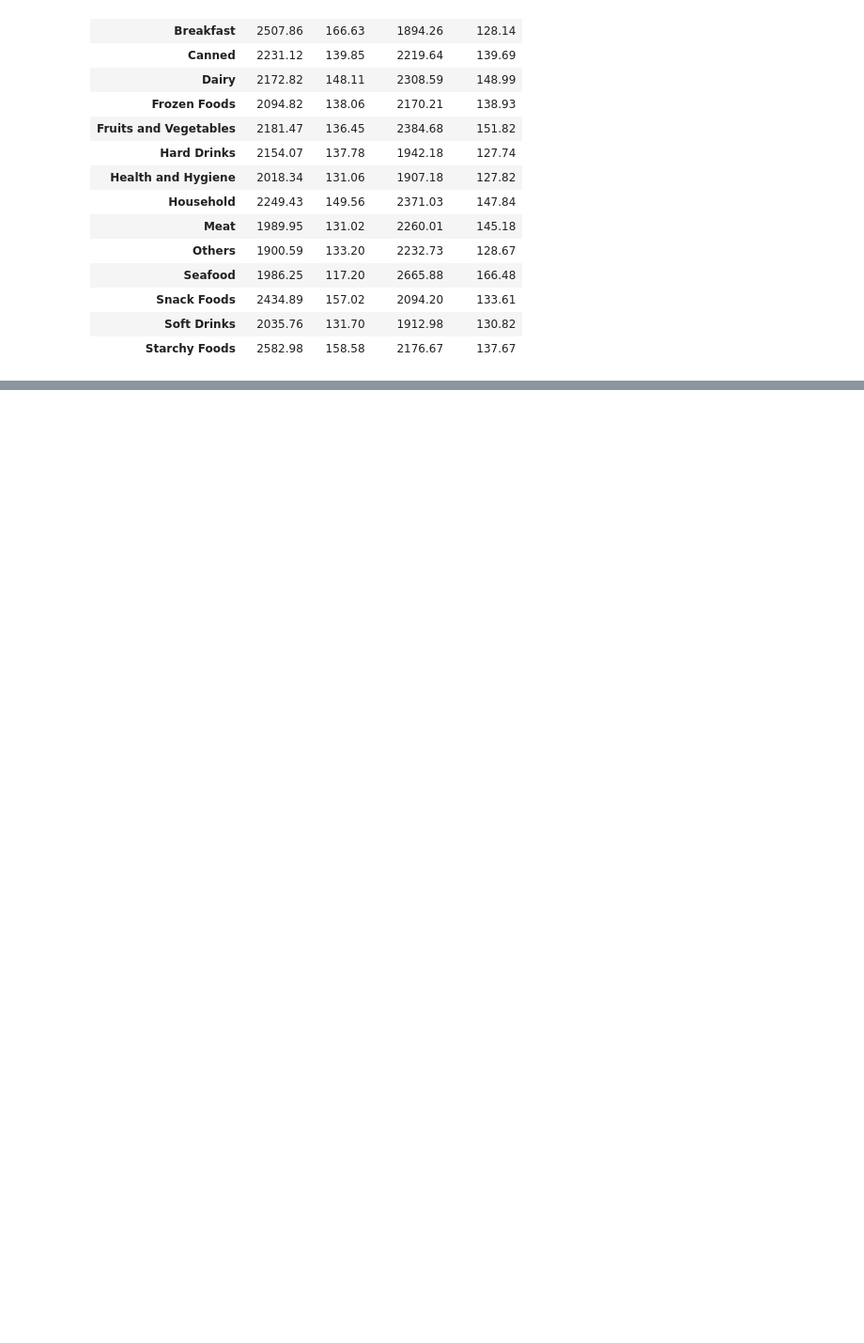
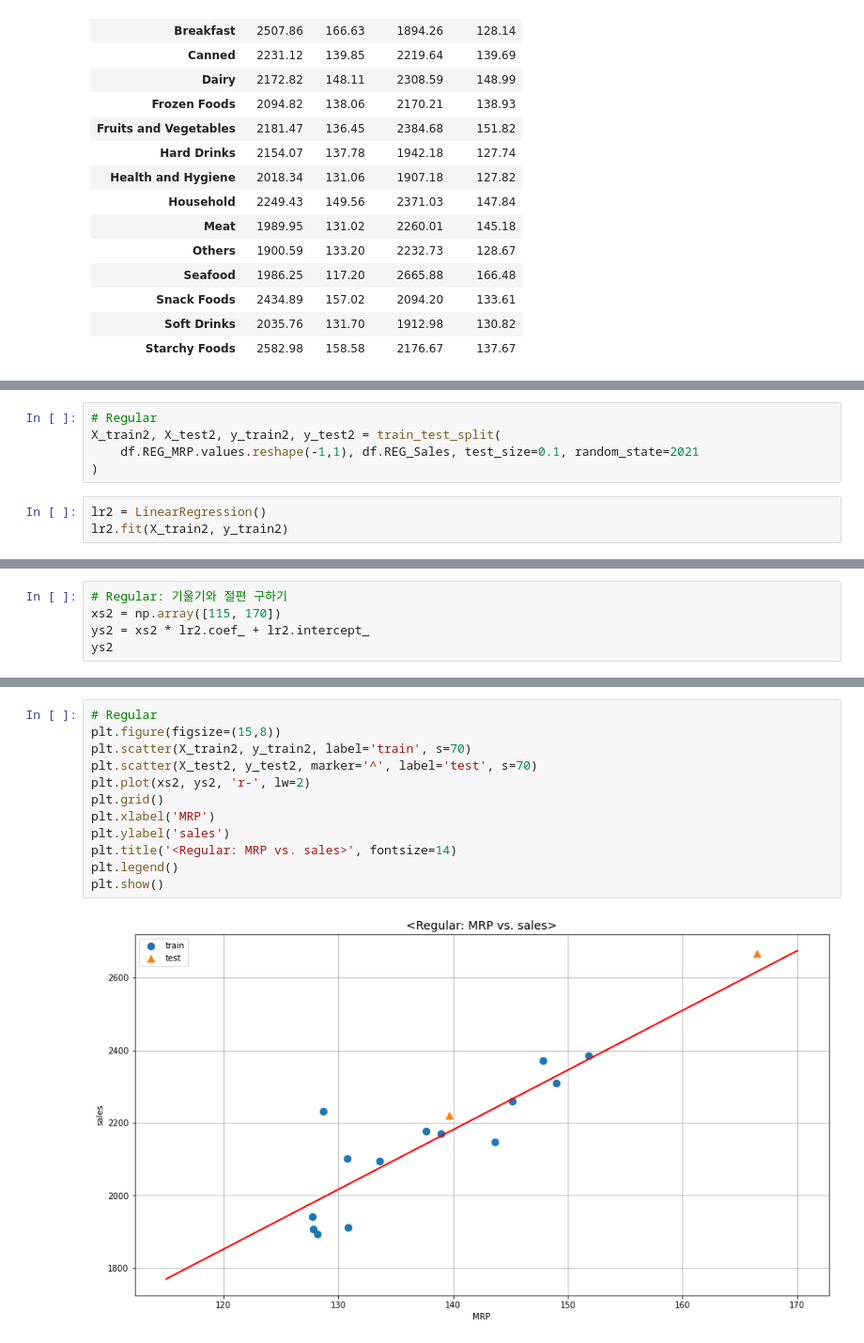
Before and after one commit to youngai1112/MachineLearning, a Jupyter notebook: 04.회귀/1231.빅마트_회귀분석.ipynb, the cells around one changed output, grey strips where cells are left out. Shown at 94% size. Saved outputs shown, nothing was run; the diff lists cells and outputs as text; blank space fills up the shorter version.

```diff
--- a/04.회귀/1231.빅마트_회귀분석.ipynb
+++ b/04.회귀/1231.빅마트_회귀분석.ipynb
@@ -243,0 +267,8 @@ lr.score(df.REG_MRP.values.reshape(-1,1), df.REG_Sales)
+# %%
+# Regular
+X_train2, X_test2, y_train2, y_test2 = train_test_split(
+    df.REG_MRP.values.reshape(-1,1), df.REG_Sales, test_size=0.1, random_state=2021
+)
+# %%
+lr2 = LinearRegression()
+lr2.fit(X_train2, y_train2)
@@ -243,0 +302,5 @@ lr.score(df.REG_MRP.values.reshape(-1,1), df.REG_Sales)
+# %%
+# Regular: 기울기와 절편 구하기
+xs2 = np.array([115, 170])
+ys2 = xs2 * lr2.coef_ + lr2.intercept_
+ys2
@@ -243,0 +323,14 @@ lr.score(df.REG_MRP.values.reshape(-1,1), df.REG_Sales)
+# %%
+# Regular
+plt.figure(figsize=(15,8))
+plt.scatter(X_train2, y_train2, label='train', s=70)
+plt.scatter(X_test2, y_test2, marker='^', label='test', s=70)
+plt.plot(xs2, ys2, 'r-', lw=2)
+plt.grid()
+plt.xlabel('MRP')
+plt.ylabel('sales')
+plt.title('<Regular: MRP vs. sales>', fontsize=14)
+plt.legend()
+plt.show()
+# %% [output]
+[figure, added]
```
Also changed, not shown: parts of 21 cells of this notebook.
